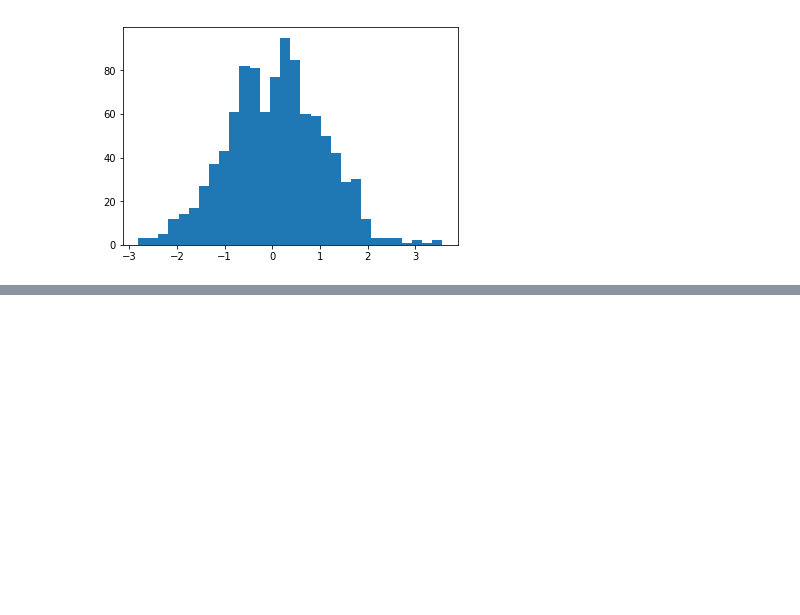
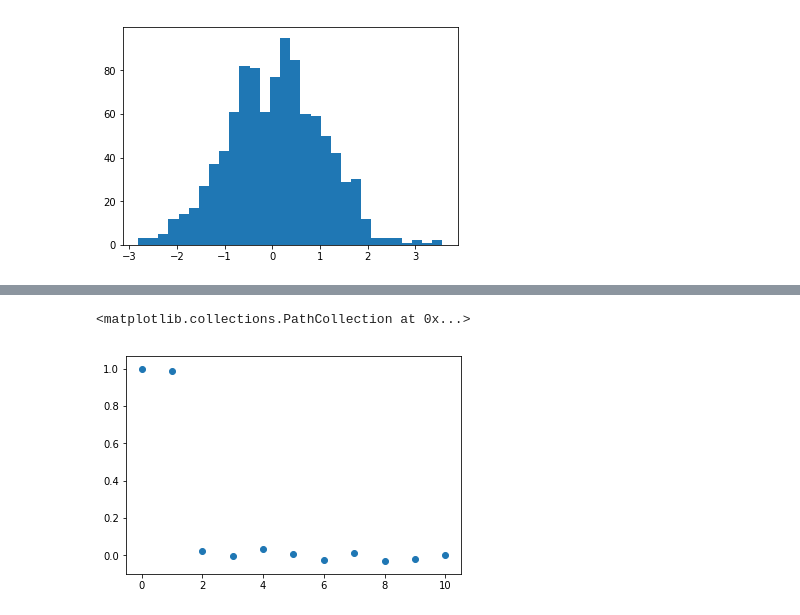
Before and after one commit to canietoa/TimeSeries, a Jupyter notebook: 21Agosto/Untitled.ipynb, the cells around one changed output, grey strips where cells are left out. Saved outputs shown, nothing was run; the diff lists cells and outputs as text; code cells hidden in the pictures; blank space fills up the shorter version.

```diff
--- a/21Agosto/Untitled.ipynb
+++ b/21Agosto/Untitled.ipynb
@@ -22,0 +39,10 @@ plt.hist(v,bins=30)
+# %%
+import statsmodels.tsa.stattools as sm
+v,confint=sm.pacf(data, nlags=10, method='ywunbiased', alpha=0.05)
+#plt.errorbar(range(len(v)),v,confint[:,1],capsize=6,markersize='10',elinewidth=3,lw=3)
+plt.scatter(range(len(v)),v)
+#plt.plot(confint[:,1])
+#plt.plot(confint[:,0])
+# %% [output]
+<matplotlib.collections.PathCollection at 0x...>
+[figure, added]
```
Also changed, not shown: parts of 14 cells of this notebook.
